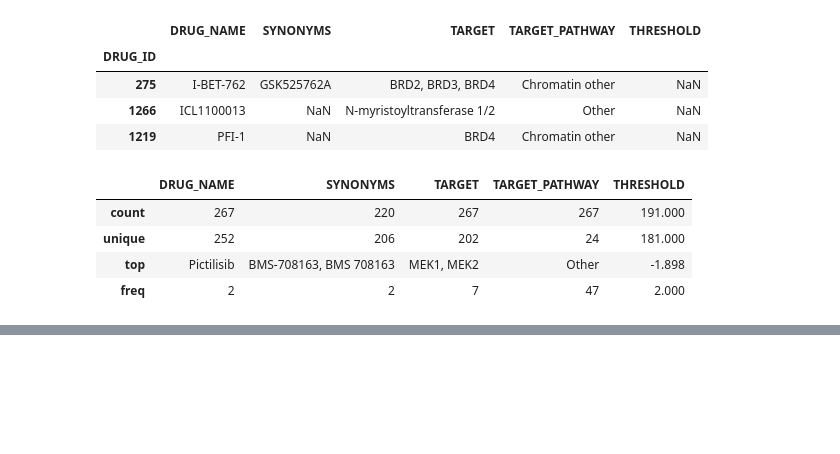
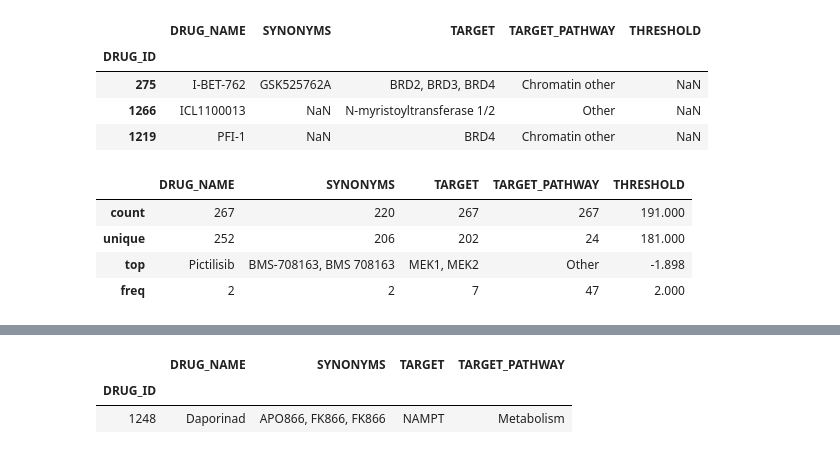
Before and after one commit to esko22/ucb-w210-cap-drug-response, a Jupyter notebook: DrugProfiles/drug_profile_eda.ipynb, the cells around one changed output, grey strips where cells are left out. Saved outputs shown, nothing was run; the diff lists cells and outputs as text; code cells hidden in the pictures; blank space fills up the shorter version.

```diff
--- a/DrugProfiles/drug_profile_eda.ipynb
+++ b/DrugProfiles/drug_profile_eda.ipynb
@@ -202,0 +183,6 @@ drug_df
+# %%
+drug_df[drug_df.DRUG_NAME == 'Daporinad']
+# %% [output]
+|  | DRUG_NAME | SYNONYMS | TARGET | TARGET_PATHWAY |
+| DRUG_ID |  |  |  |  |
+| 1248 | Daporinad | APO866, FK866, FK866 | NAMPT | Metabolism |
```
Also changed, not shown: parts of 6 cells of this notebook, 20 other files.
